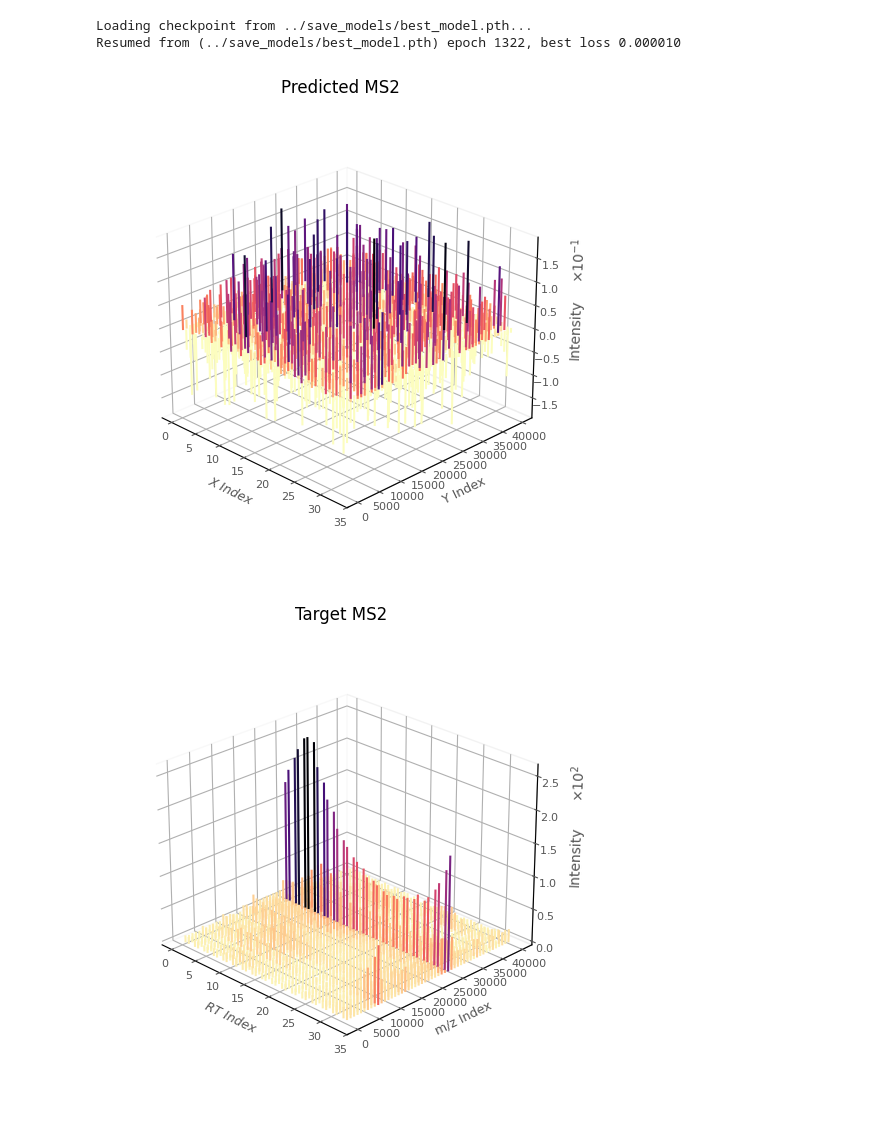
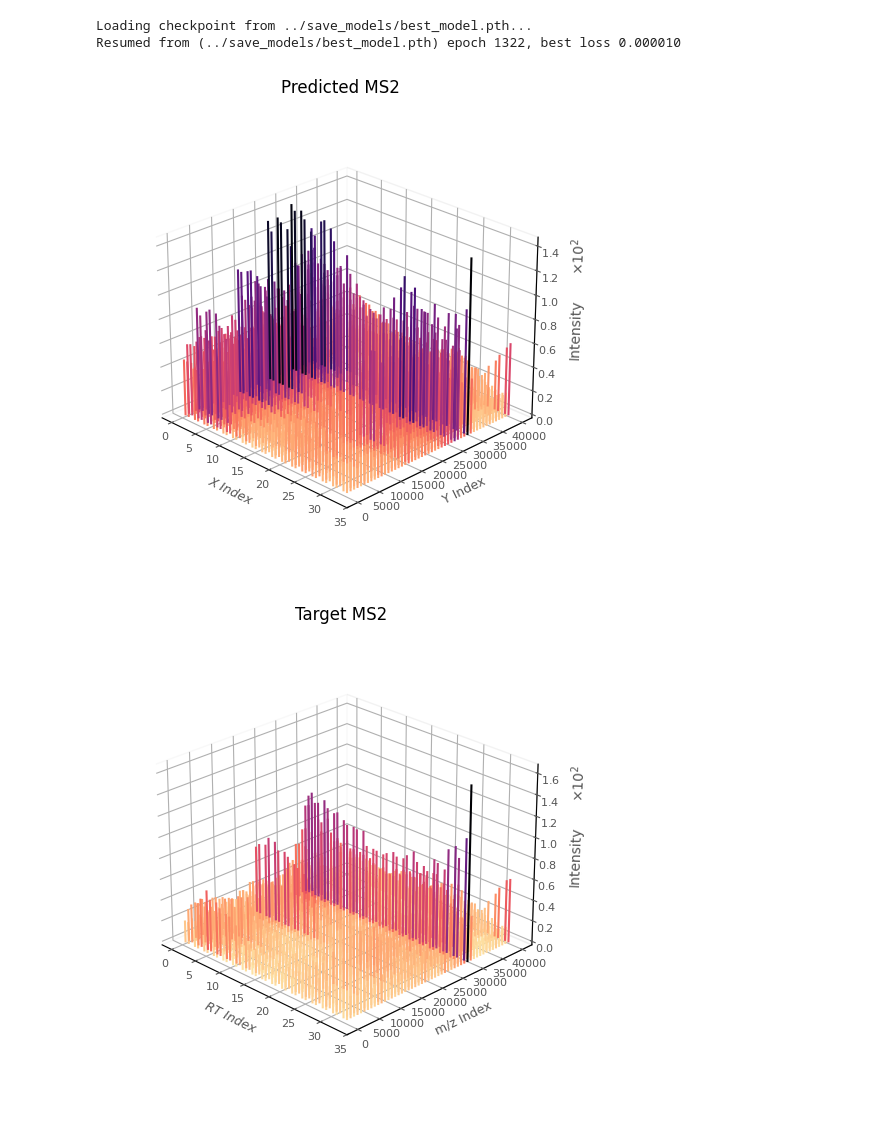
Before and after one commit to Roestlab/diffusion-deconvolution-dia-msms-data, a Jupyter notebook: nbs/dquartic_prediction.ipynb, the cells around one changed output. Saved outputs shown, nothing was run; the diff lists cells and outputs as text; code cells hidden in the pictures.

Commit message:
update: prediction notebook

```diff
--- a/nbs/dquartic_prediction.ipynb
+++ b/nbs/dquartic_prediction.ipynb
@@ -36,7 +36,7 @@ epoch, best_loss, _ = diffusion_model.load_checkpoint(None, ckpnt, device)
 Loading checkpoint from ../save_models/best_model.pth...
 Resumed from (../save_models/best_model.pth) epoch 1322, best loss 0.000010
 # %%
-ms2_target_plot, ms1_plot, ms2_input_plot, pred_plot = diffusion_model.plot_single_prediction(data_loader, num_steps=100, eta=0.0)
+ms2_target_plot, ms1_plot, ms2_input_plot, pred_plot = diffusion_model.plot_single_prediction(data_loader, mixture_weights=(0.5, 0.5), num_steps=100, eta=0.0)
 # %% [output]
-[figure, old version]
+[figure, new version]
-[figure, old version]
+[figure, new version]
```
Also changed, not shown: parts of 1 cell of this notebook.
